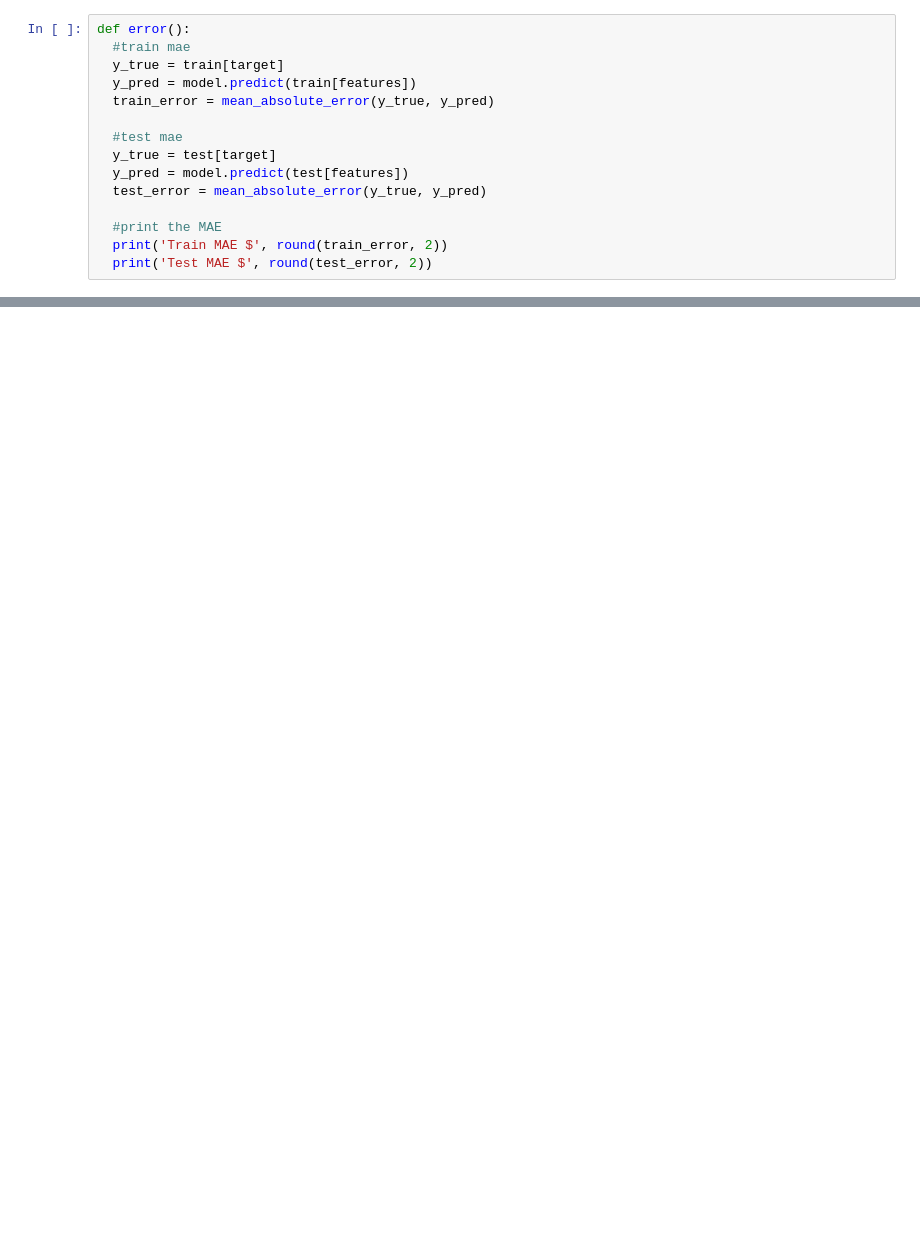
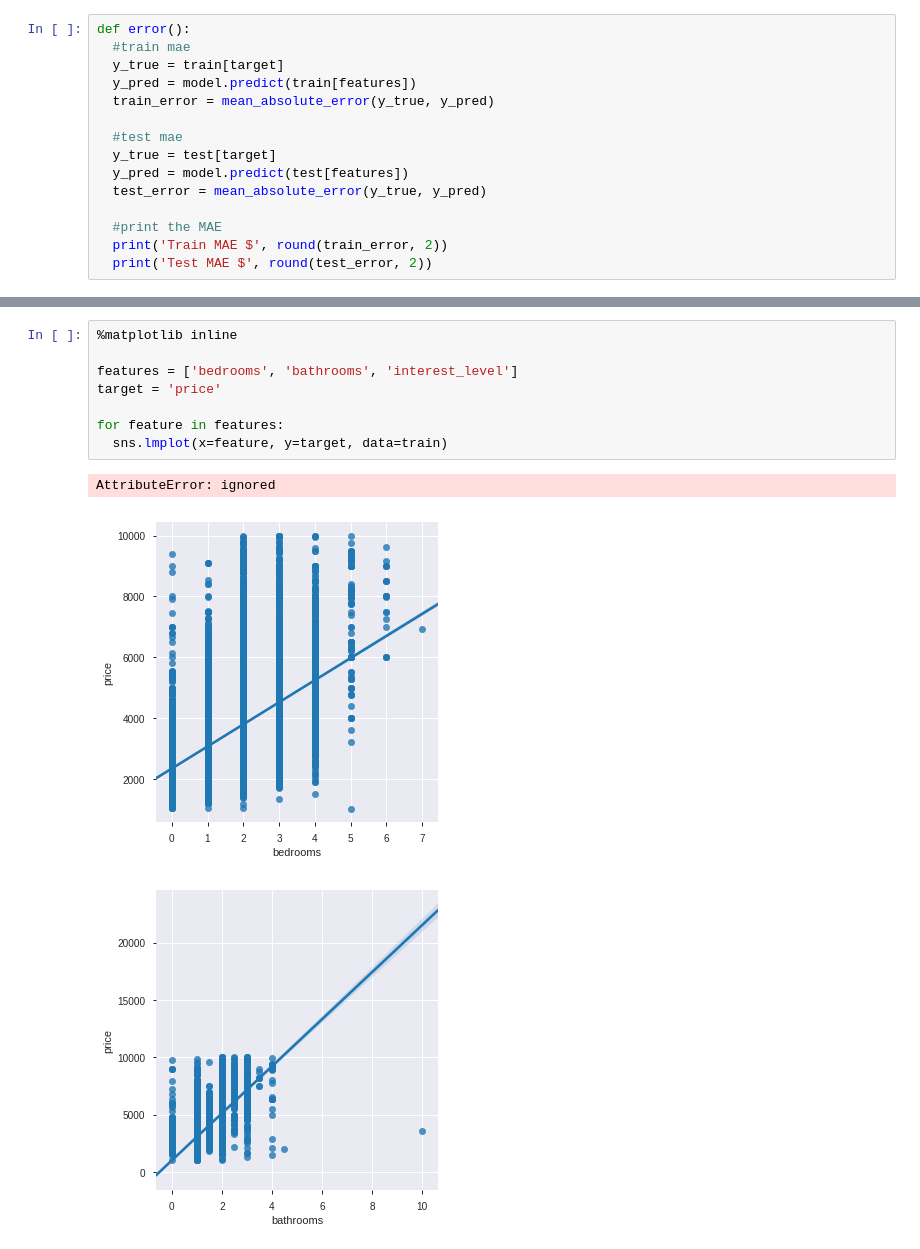
Before and after one commit to LambdaSchool/DEPRECATED-DS-Unit-2-Linear-Models, a Jupyter notebook: Doing_Linear_Regression_Assignment.ipynb, the cells around one changed output, grey strips where cells are left out. Drawn from its saved outputs; the diff is of its cells as text; blank space fills up the shorter version.

```diff
--- a/Doing_Linear_Regression_Assignment.ipynb
+++ b/Doing_Linear_Regression_Assignment.ipynb
@@ -67,0 +97,12 @@ def error():
+# %%
+%matplotlib inline
+
+features = ['bedrooms', 'bathrooms', 'interest_level']
+target = 'price'
+
+for feature in features:
+  sns.lmplot(x=feature, y=target, data=train)
+# %% [output]
+AttributeError: ignored
+[figure, added]
+[figure, added]
```
Also changed, not shown: parts of 19 cells of this notebook.
